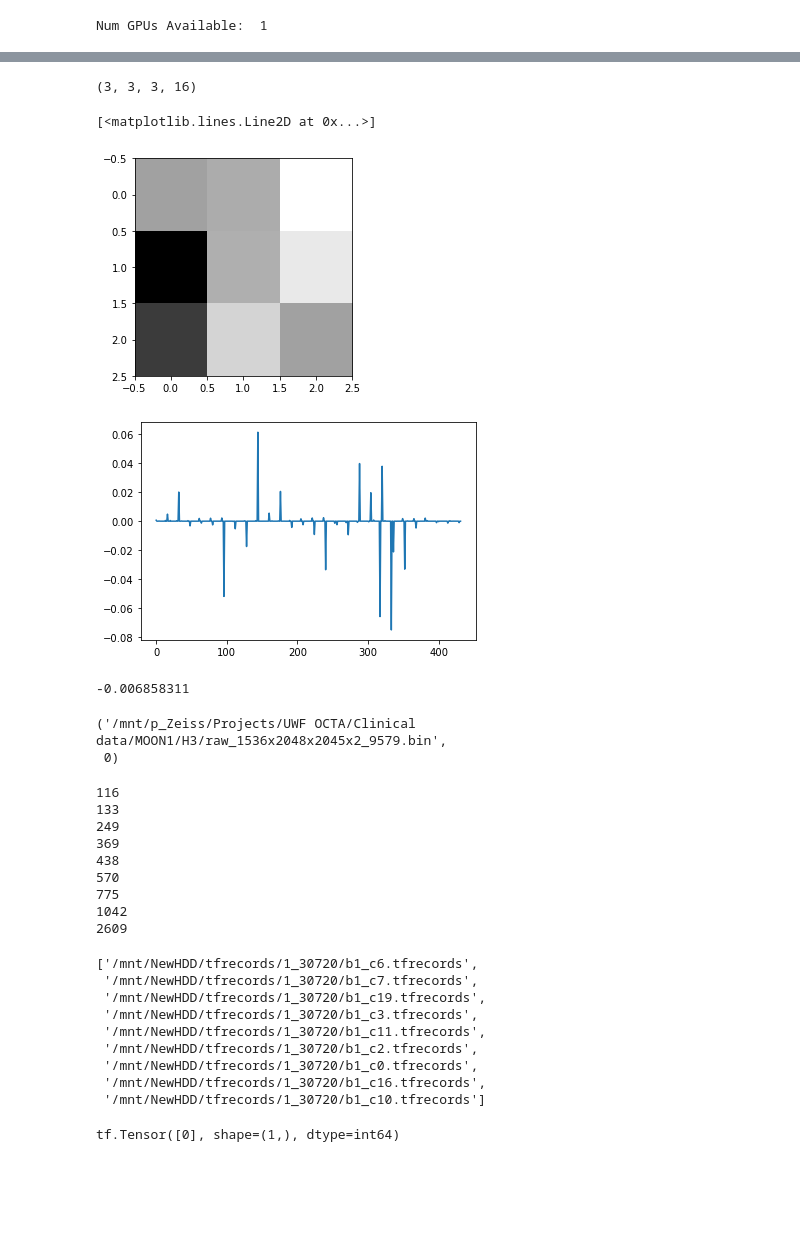
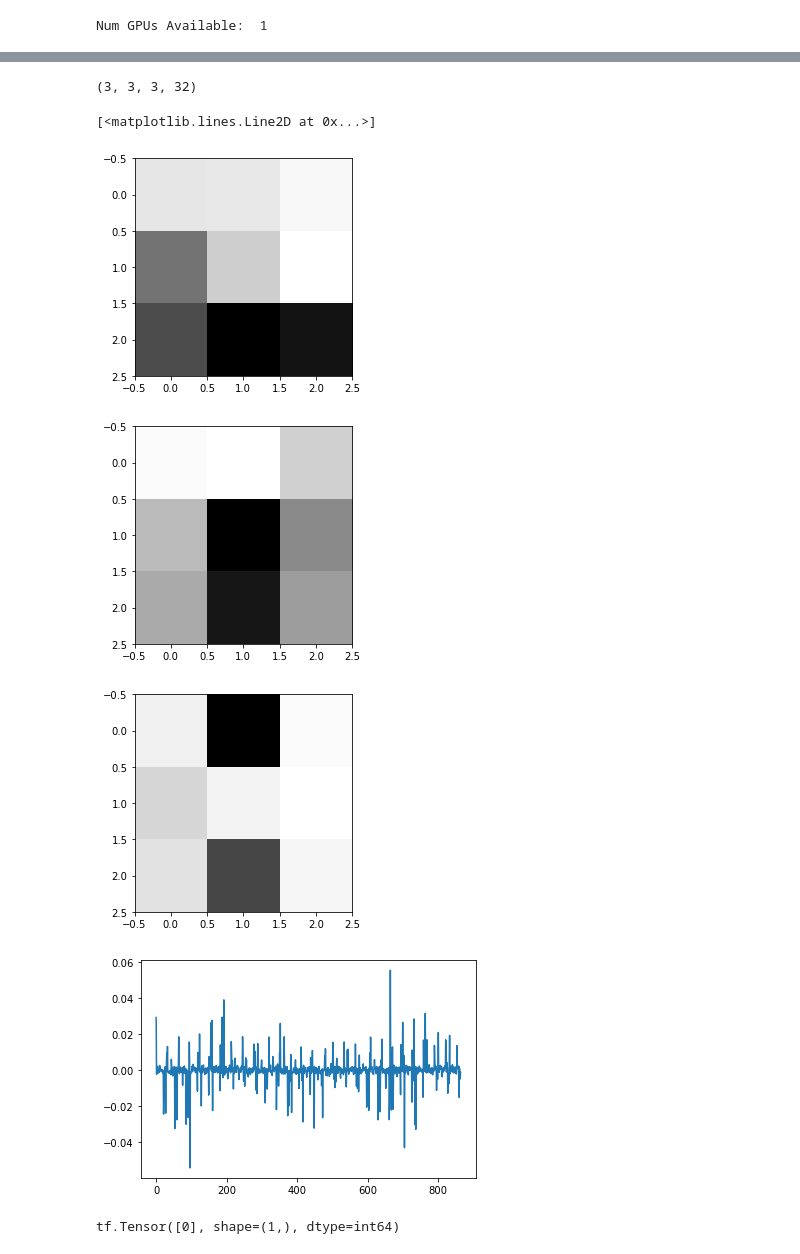
Before and after one commit to LilWeirdProgramms/oct-classifier, a Jupyter notebook: main.ipynb, the cells around one changed output, grey strips where cells are left out. Saved outputs shown, nothing was run; the diff lists cells and outputs as text; code cells hidden in the pictures; blank space fills up the shorter version.

```diff
--- a/main.ipynb
+++ b/main.ipynb
@@ -55,6 +122,6 @@ normalization_layer = preproc.normalize_layer()
 # %%
-a = len(training_files)
-b = len(validation_files)
+a = 18 # TODO:
+b = 15
 class_weights = {0: (1/b) * (a+b)/2, 1:(1/a) * (a+b)/2}
 class_weights
 # %% [output]
@@ -68,9 +129,7 @@ NameError: name 'normalization_layer' is not defined
 # %%
 # TODO: steps per epoch
 BATCH_SIZE = 1
-NUM_SAMPLES_TRAIN = len(training_files)
+NUM_SAMPLES_TRAIN = len(all_input_files[400:-400])
 NUM_SAMPLES_VAL = len(validation_files)
 CHECKPOINTS = 30
-NUM_WALKTHROUGH = 10
-
-model = models.RawClassifier().model()((1536, 102, 102, 1), normalization_layer, reconstruction=False)
+NUM_WALKTHROUGH = 20
@@ -98,0 +136,3 @@ models.get_model_memory_usage(1, model)
+# %%
+reload(models)
+model = models.classiRaw3D((1536, 102, 102, 1))
@@ -98,0 +157,2 @@ models.get_model_memory_usage(1, model)
+# %%
+NUM_WALKTHROUGH = 30
@@ -140,22 +200,18 @@ trained_model = keras.models.load_model('savedModels/first')
 # %%
 import matplotlib.pyplot as plt
-weights_to_plot = model.layers[2].get_weights()[0][:,:,:,0,:]
+weights_to_plot = model.layers[5].get_weights()[0][:,:,:,0,:]
 print(weights_to_plot.shape)
-plt.imshow(weights_to_plot[:, :, 0, 0], cmap="Greys")
+plt.imshow(weights_to_plot[:, :, 0, 2], cmap="Greys")
+fig = plt.figure()
+plt.imshow(weights_to_plot[:, :, 1, 2], cmap="Greys")
+fig = plt.figure()
+plt.imshow(weights_to_plot[:, :, 2, 2], cmap="Greys")
 fig = plt.figure()
 plt.plot(weights_to_plot.flatten())
 # %% [output]
-(3, 3, 3, 16)
+(3, 3, 3, 32)
 [<matplotlib.lines.Line2D at 0x...>]
-[figure, old version]
+[figure, new version]
-[figure, old version]
+[figure, new version]
+[figure, added]
+[figure, added]
-# %%
-for elem in validation_dataset.take(1):
-    print(np.mean(normalization_layer(elem[0])))
-# %% [output]
--0.006858311
-# %%
-InputList.healthy_training_files[5]
-# %% [output]
-('/mnt/p_Zeiss/Projects/UWF OCTA/Clinical data/MOON1/H3/raw_1536x2048x2045x2_9579.bin',
- 0)
@@ -164,36 +217,0 @@ test_dataset = reader.create_test_dataset([InputList.healthy_training_files[5]])
-# %%
-val = []
-train = []
-i = 0
-for file in validation_files:
-    if file.find("30720") != -1:
-        if file.find("b1_") != -1:
-            val.append(file)
-            print(i)
-    i += 1
-for file in training_files:
-    if file.find("30720") != -1:
-        if file.find("b1_") != -1:
-            train.append(file)
-# %% [output]
-116
-133
-249
-369
-438
-570
-775
-1042
-2609
-# %%
-val
-# %% [output]
-['/mnt/NewHDD/tfrecords/1_30720/b1_c6.tfrecords',
- '/mnt/NewHDD/tfrecords/1_30720/b1_c7.tfrecords',
- '/mnt/NewHDD/tfrecords/1_30720/b1_c19.tfrecords',
- '/mnt/NewHDD/tfrecords/1_30720/b1_c3.tfrecords',
- '/mnt/NewHDD/tfrecords/1_30720/b1_c11.tfrecords',
- '/mnt/NewHDD/tfrecords/1_30720/b1_c2.tfrecords',
- '/mnt/NewHDD/tfrecords/1_30720/b1_c0.tfrecords',
- '/mnt/NewHDD/tfrecords/1_30720/b1_c16.tfrecords',
- '/mnt/NewHDD/tfrecords/1_30720/b1_c10.tfrecords']
```
Also changed, not shown: parts of 51 cells of this notebook, 39 other files.
